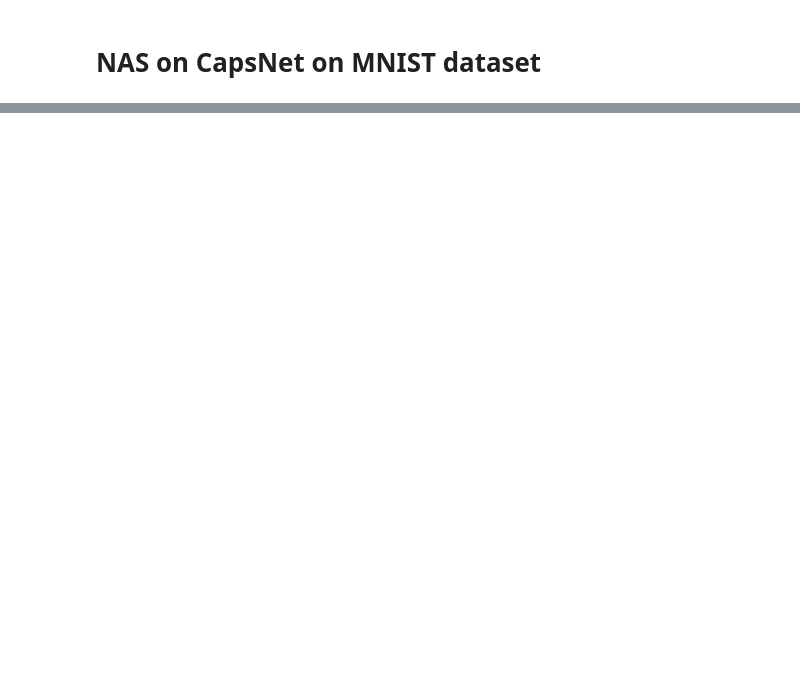
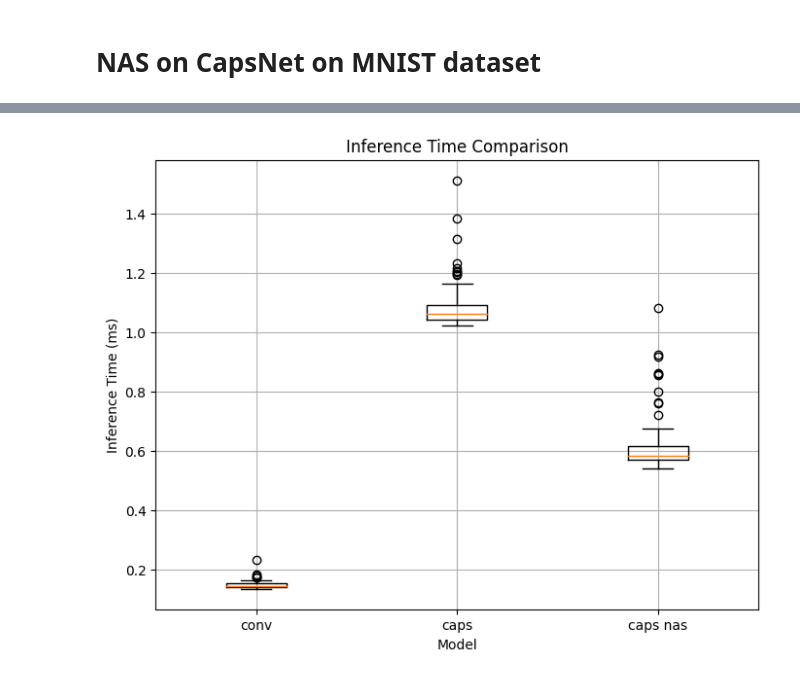
Before and after one commit to MathieuCherpitel/Fast-CapsNets, a Jupyter notebook: notebooks/nas_mnist.ipynb, the cells around one changed output, grey strips where cells are left out. Saved outputs shown, nothing was run; the diff lists cells and outputs as text; code cells hidden in the pictures; blank space fills up the shorter version.

```diff
--- a/notebooks/nas_mnist.ipynb
+++ b/notebooks/nas_mnist.ipynb
@@ -74,0 +263,38 @@ None
+# %%
+n_rounds = 100
+# %%
+conv_inv_time = []
+for i in range(n_rounds):
+    start = time.time()
+    ConvNetModel.predict(X_test, verbose=False)
+    end = time.time()
+    conv_inv_time.append((end - start) / len(X_test) * 1000)
+# %%
+caps_inv_time = []
+for i in range(n_rounds):
+    start = time.time()
+    BaselineCapsNetModel.predict(X_test)
+    end = time.time()
+    caps_inv_time.append((end - start) / len(X_test) * 1000)
+# %%
+caps_nas_inv_time = []
+for i in range(n_rounds):
+    start = time.time()
+    NasCapsNet.predict(X_test)
+    end = time.time()
+    caps_nas_inv_time.append((end - start) / len(X_test) * 1000)
+# %%
+df = pd.DataFrame({
+    "conv": conv_inv_time,
+    "caps": caps_inv_time,
+    "caps nas": caps_nas_inv_time
+})
+plt.figure(figsize=(8, 6))
+plt.boxplot(df.values, labels=df.columns)
+plt.title('Inference Time Comparison')
+plt.xlabel('Model')
+plt.ylabel('Inference Time (ms)')
+plt.grid(True)
+plt.show()
+# %% [output]
+[figure, added]
```
Also changed, not shown: parts of 21 cells of this notebook, 16 other files.
